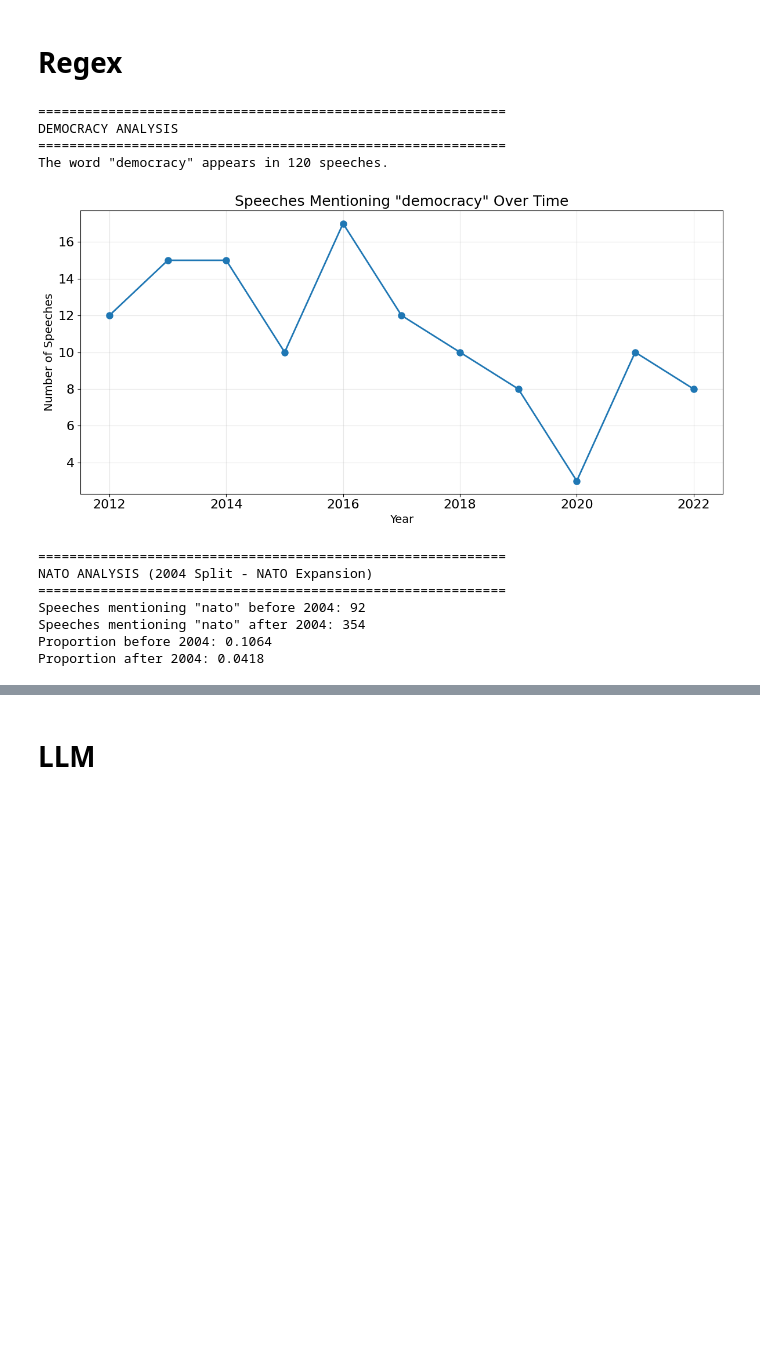
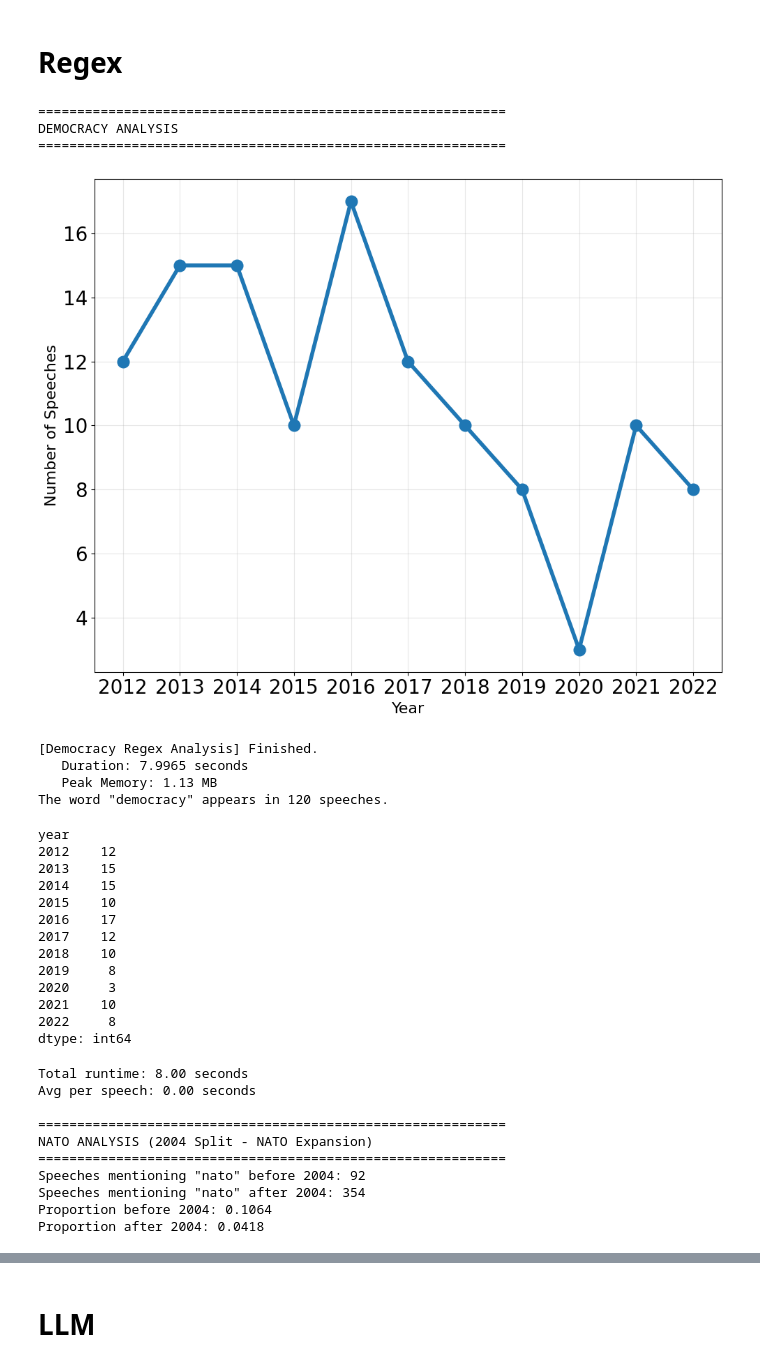
Before and after one commit to szuvarska/PutinsTalksAnalysis, a Jupyter notebook: notebooks/04a_counting.ipynb, the cells around one changed output, grey strips where cells are left out. Cells and saved outputs as stored; diff of their text form; code cells hidden in the pictures; blank space fills up the shorter version.

```diff
--- a/notebooks/04a_counting.ipynb
+++ b/notebooks/04a_counting.ipynb
@@ -109,10 +110,13 @@ def plot_keyword_by_year(df, keyword, title_keyword=None, mask=None):
     else:
         return
 # %%
-# Data for NATO 2004 only
+# Data only for NATO 2004 analysis
 df_all = pd.read_json('data/putin_complete.json')
 df_all = df_all[df_all['transcript_filtered'] != '']
 df_all['year'] = pd.to_datetime(df_all['date']).dt.year
+df_all['length'] = df_all['wordlist'].apply(len)
+print("="*10)
+print("Df_all")
 display(df_all.head(1).T)
 
 # Data for other analyses
@@ -122,6 +126,7 @@ df_talks_prepared = pd.read_csv(
 )
 df_talks_prepared['wordlist'] = df_talks_prepared['wordlist'].apply(normalize_wordlist)
 df_talks_prepared['year'] = pd.to_datetime(df_talks_prepared['date']).dt.year
+df_talks_prepared['length'] = df_talks_prepared['wordlist'].apply(len)
 
 print("="*10)
 print("Df_talks_prepared")
@@ -159,41 +168,82 @@ Df_talks_prepared
 # %%
 # Analysis 1: Democracy
 print("=" * 60)
 print("DEMOCRACY ANALYSIS")
 print("=" * 60)
-df_democracy = count_keyword_in_speeches(df_talks_prepared, 'democracy')
-print(f'The word "democracy" appears in {len(df_democracy)} speeches.\n')
-democracy_by_year = plot_keyword_by_year(df_talks_prepared, 'democracy')
-# display(democracy_by_year)
+with ResourceTracker("Democracy Regex Analysis") as rt:
+    df_demo, democracy_by_year = plot_keyword_by_year(df_talks_prepared, 'democracy')
+
+print(f'The word "democracy" appears in {democracy_by_year.sum()} speeches.\n')
+display(democracy_by_year)
+
+logger.log_operation(
+    name="Regex Democracy Counting",
+    duration=rt.duration,
+    memory_mb=rt.peak_memory_mb,
+    metrics={"speeches": len(df_talks_prepared)}
+)
+print(f"Total runtime: {rt.duration:.2f} seconds")
+# per speech
+print(f"Avg per speech: {rt.duration/len(df_talks_prepared):.2f} seconds")
 
 # Analysis 2: NATO (before/after 2004 expansion)
 print("\n" + "=" * 60)
 print("NATO ANALYSIS (2004 Split - NATO Expansion)")
 print("=" * 60)
-df_nato = plot_keyword_before_after(df_all, 'nato', split_year=2004, title_keyword='NATO')
+with ResourceTracker("NATO Regex Analysis") as rt:
+    df_nato = plot_keyword_before_after(df_all, 'nato', split_year=2004, title_keyword='NATO')
+
+logger.log_operation(
+    name="Regex NATO Counting",
+    duration=rt.duration,
+    memory_mb=rt.peak_memory_mb,
+    metrics={"speeches": len(df_all)}
+)
+print(f"Total runtime: {rt.duration:.2f} seconds")
+# per speech
+print(f"Avg per speech: {rt.duration/len(df_all):.2f} seconds")
 
 # Analysis 3: Threats (before/after 2014 Crimea annexation)
 print("\n" + "=" * 60)
 print("THREATS ANALYSIS (2014 Split - Crimea Annexation)")
 print("=" * 60)
 df_threats = plot_keyword_before_after(df_talks_prepared, 'threat', split_year=2014, title_keyword='Threats')
 
 # Analysis 4: Multipolar world
 print("\n" + "=" * 60)
 print("MULTIPOLAR WORLD ANALYSIS")
 print("=" * 60)
-multipolar_by_year = plot_keyword_by_year(df_talks_prepared, 'multipolar', title_keyword='Multipolar World')
-# display(multipolar_by_year)
+_, multipolar_by_year = plot_keyword_by_year(df_talks_prepared, 'multipolar', title_keyword='Multipolar World')
+display(multipolar_by_year)
 # %% [output]
 ============================================================
 DEMOCRACY ANALYSIS
 ============================================================
-The word "democracy" appears in 120 speeches.
-[figure, old version]
+[figure, new version]
-============================================================
-NATO ANALYSIS (2004 Split - NATO Expansion)
-============================================================
-Speeches mentioning "nato" before 2004: 92
-Speeches mentioning "nato" after 2004: 354
-Proportion before 2004: 0.1064
-Proportion after 2004: 0.0418
+[Democracy Regex Analysis] Finished.
+   Duration: 7.9965 seconds
+   Peak Memory: 1.13 MB
+The word "democracy" appears in 120 speeches.
+year
+2012    12
+2013    15
+2014    15
+2015    10
+2016    17
+2017    12
+2018    10
+2019     8
+2020     3
+2021    10
+2022     8
+dtype: int64
+Total runtime: 8.00 seconds
+Avg per speech: 0.00 seconds
+
+============================================================
+NATO ANALYSIS (2004 Split - NATO Expansion)
+============================================================
+Speeches mentioning "nato" before 2004: 92
+Speeches mentioning "nato" after 2004: 354
+Proportion before 2004: 0.1064
+Proportion after 2004: 0.0418
```
Also changed, not shown: parts of 16 cells of this notebook, 8 other files.
